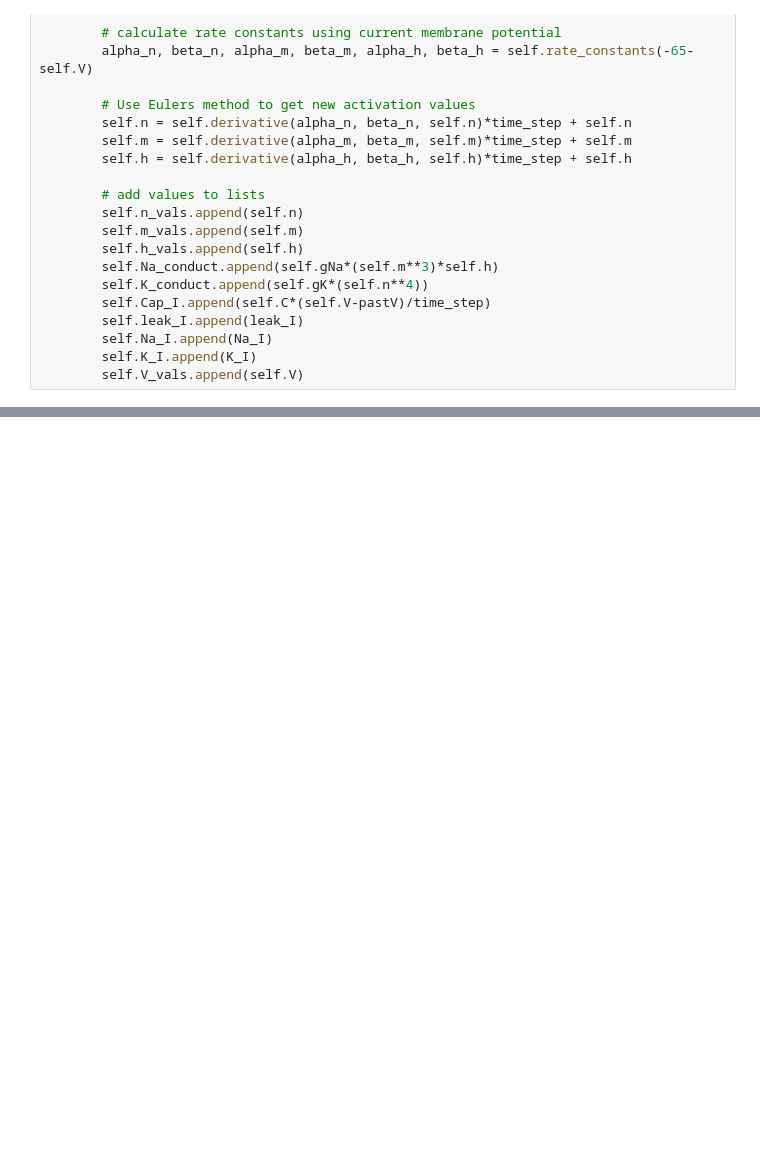
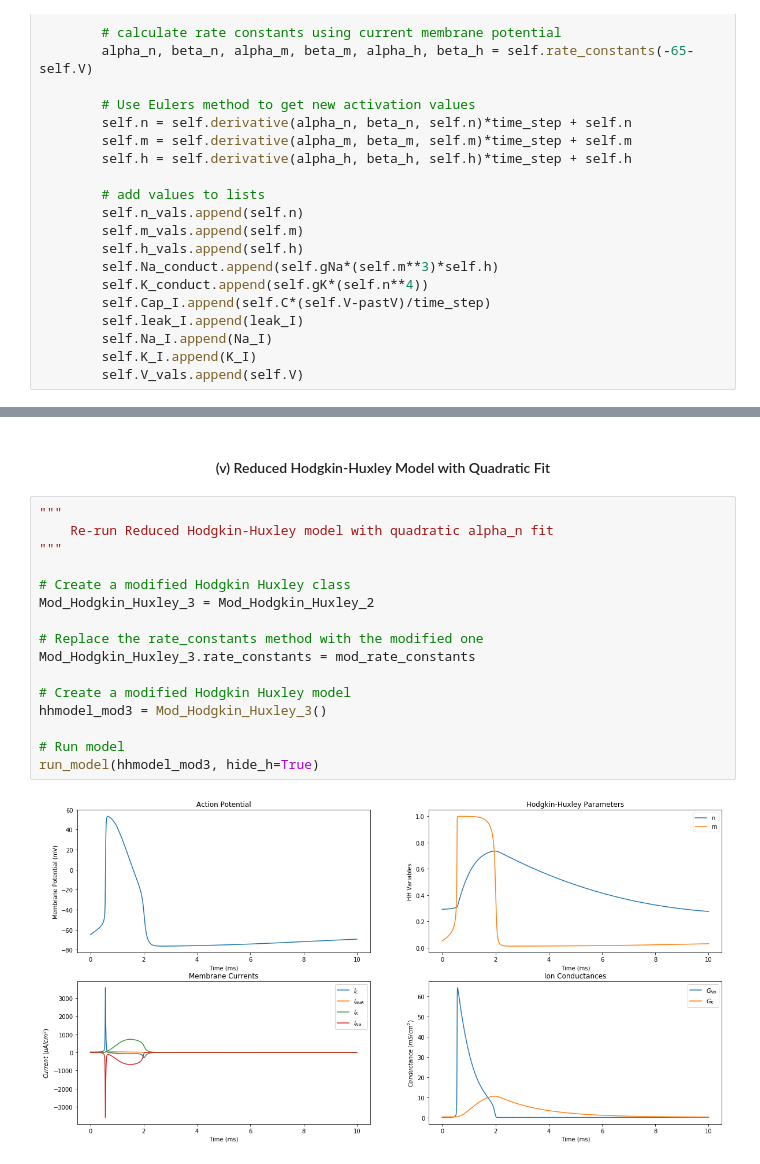
Before and after one commit to vanandrew/BME572, a Jupyter notebook: HW1/Problem1.ipynb, the cells around one changed output, grey strips where cells are left out. Saved outputs shown, nothing was run; the diff lists cells and outputs as text; blank space fills up the shorter version.

```diff
--- a/HW1/Problem1.ipynb
+++ b/HW1/Problem1.ipynb
@@ -343,0 +376,20 @@ run_model(hhmodel_mod2, hide_h=True)
+# %% [markdown]
+<h4><center>(v) Reduced Hodgkin-Huxley Model with Quadratic Fit</center></h4>
+# %%
+"""
+    Re-run Reduced Hodgkin-Huxley model with quadratic alpha_n fit
+"""
+
+# Create a modified Hodgkin Huxley class
+Mod_Hodgkin_Huxley_3 = Mod_Hodgkin_Huxley_2
+
+# Replace the rate_constants method with the modified one
+Mod_Hodgkin_Huxley_3.rate_constants = mod_rate_constants
+
+# Create a modified Hodgkin Huxley model
+hhmodel_mod3 = Mod_Hodgkin_Huxley_3()
+
+# Run model
+run_model(hhmodel_mod3, hide_h=True)
+# %% [output]
+[figure, added]
```
Also changed, not shown: parts of 11 cells of this notebook.
